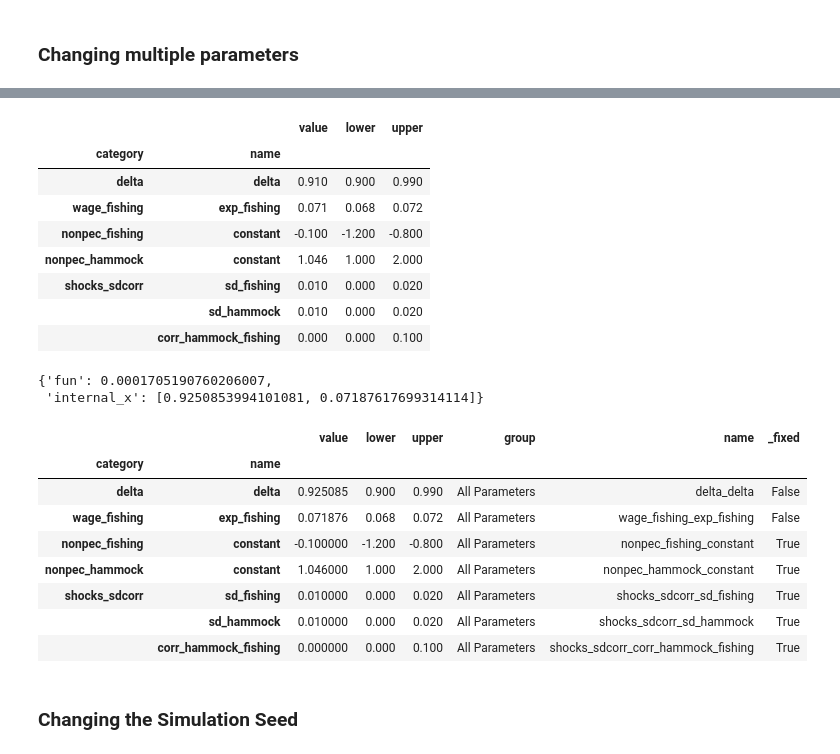
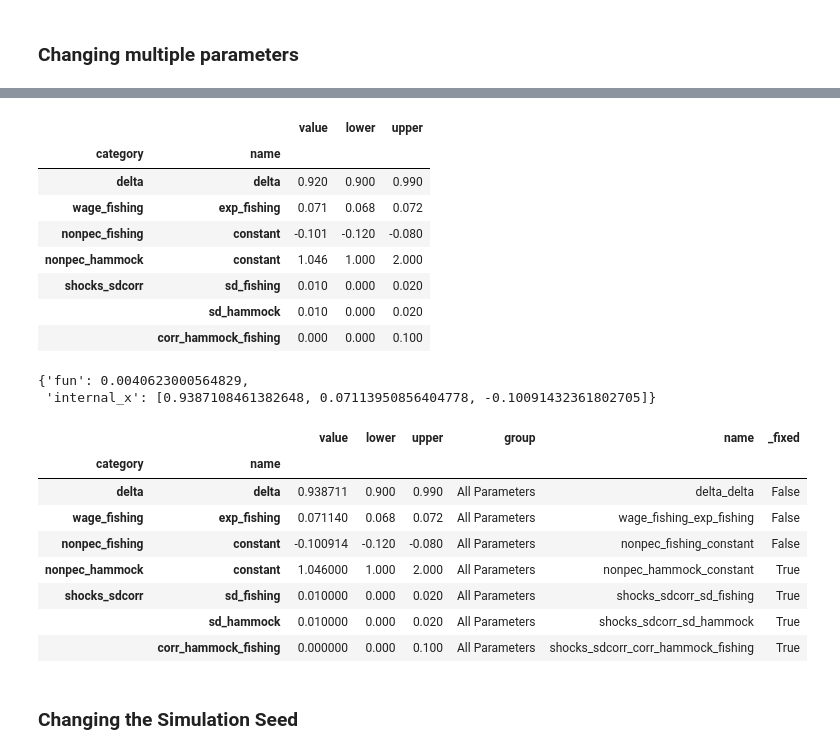
Before and after one commit to OpenSourceEconomics/ekw-lectures, a Jupyter notebook: lectures/99_simulated_method_of_moments/notebook.ipynb, the cells around one changed output, grey strips where cells are left out. Drawn from its saved outputs; the diff is of its cells as text; code cells hidden in the pictures.

```diff
--- a/lectures/99_simulated_method_of_moments/notebook.ipynb
+++ b/lectures/99_simulated_method_of_moments/notebook.ipynb
@@ -264,22 +283,22 @@ Choice Probabilities
 # %%
 params = params_true.copy()
-params.loc['delta', 'value'] = 0.91
+params.loc['delta', 'value'] = 0.92
 params.loc['wage_fishing'] = 0.071
-#params.loc[('nonpec_fishing','value')] = -0.15
+params.loc[('nonpec_fishing','value')] = -0.101
 #params.loc[('nonpec_hammock','value')] = 1.1
 #params.loc[("shocks_sdcorr","sd_fishing"),"value"] = 0.01
 #params.loc[("shocks_sdcorr","sd_hammock"),"value"] = 0.01
 #params.loc[("shocks_sdcorr","corr_hammock_fishing"), "value"] = 0
 
-params['lower'] = [0.9, 0.068, -1.2, 1, 0, 0, 0]
-params['upper'] = [0.99, 0.072, -0.8, 2, 0.02, 0.02, 0.1]
+params['lower'] = [0.9, 0.068, -0.12, 1, 0, 0, 0]
+params['upper'] = [0.99, 0.072, -0.08, 2, 0.02, 0.02, 0.1]
 params
 # %% [output]
 |  |  | value | lower | upper |
 | category | name |  |  |  |
-| delta | delta | 0.910 | 0.900 | 0.990 |
+| delta | delta | 0.920 | 0.900 | 0.990 |
 | wage_fishing | exp_fishing | 0.071 | 0.068 | 0.072 |
-| nonpec_fishing | constant | -0.100 | -1.200 | -0.800 |
+| nonpec_fishing | constant | -0.101 | -0.120 | -0.080 |
 | nonpec_hammock | constant | 1.046 | 1.000 | 2.000 |
 | shocks_sdcorr | sd_fishing | 0.010 | 0.000 | 0.020 |
 |  | sd_hammock | 0.010 | 0.000 | 0.020 |
@@ -289,7 +308,7 @@ constr = [
     {"loc": "shocks_sdcorr", "type": "sdcorr"},
     #{"loc": "delta", "type": "fixed", "value": 0.95},
     #{"loc": "wage_fishing", "type": "fixed", "value": 0.07},
-    {"loc": "nonpec_fishing", "type": "fixed", "value": -0.1},
+    #{"loc": "nonpec_fishing", "type": "fixed", "value": -0.1},
     {"loc": "nonpec_hammock", "type":"fixed", "value": 1.046},
     {"loc": ("shocks_sdcorr","sd_fishing"), "type": "fixed", "value": 0.01},
     {"loc": ("shocks_sdcorr","sd_hammock"), "type": "fixed", "value": 0.01},
@@ -305,16 +324,16 @@ rslt = minimize(criterion=evaluate,
                )
 rslt[0]
 # %% [output]
-{'fun': 0.0001705190760206007,
- 'internal_x': [0.9250853994101081, 0.07187617699314114]}
+{'fun': 0.0040623000564829,
+ 'internal_x': [0.9387108461382648, 0.07113950856404778, -0.10091432361802705]}
 # %%
 rslt[1]
 # %% [output]
 |  |  | value | lower | upper | group | name | _fixed |
 | category | name |  |  |  |  |  |  |
-| delta | delta | 0.925085 | 0.900 | 0.990 | All Parameters | delta_delta | False |
-| wage_fishing | exp_fishing | 0.071876 | 0.068 | 0.072 | All Parameters | wage_fishing_exp_fishing | False |
-| nonpec_fishing | constant | -0.100000 | -1.200 | -0.800 | All Parameters | nonpec_fishing_constant | True |
+| delta | delta | 0.938711 | 0.900 | 0.990 | All Parameters | delta_delta | False |
+| wage_fishing | exp_fishing | 0.071140 | 0.068 | 0.072 | All Parameters | wage_fishing_exp_fishing | False |
+| nonpec_fishing | constant | -0.100914 | -0.120 | -0.080 | All Parameters | nonpec_fishing_constant | False |
 | nonpec_hammock | constant | 1.046000 | 1.000 | 2.000 | All Parameters | nonpec_hammock_constant | True |
 | shocks_sdcorr | sd_fishing | 0.010000 | 0.000 | 0.020 | All Parameters | shocks_sdcorr_sd_fishing | True |
 |  | sd_hammock | 0.010000 | 0.000 | 0.020 | All Parameters | shocks_sdcorr_sd_hammock | True |
```
Also changed, not shown: parts of 14 cells of this notebook, 1 other file.
